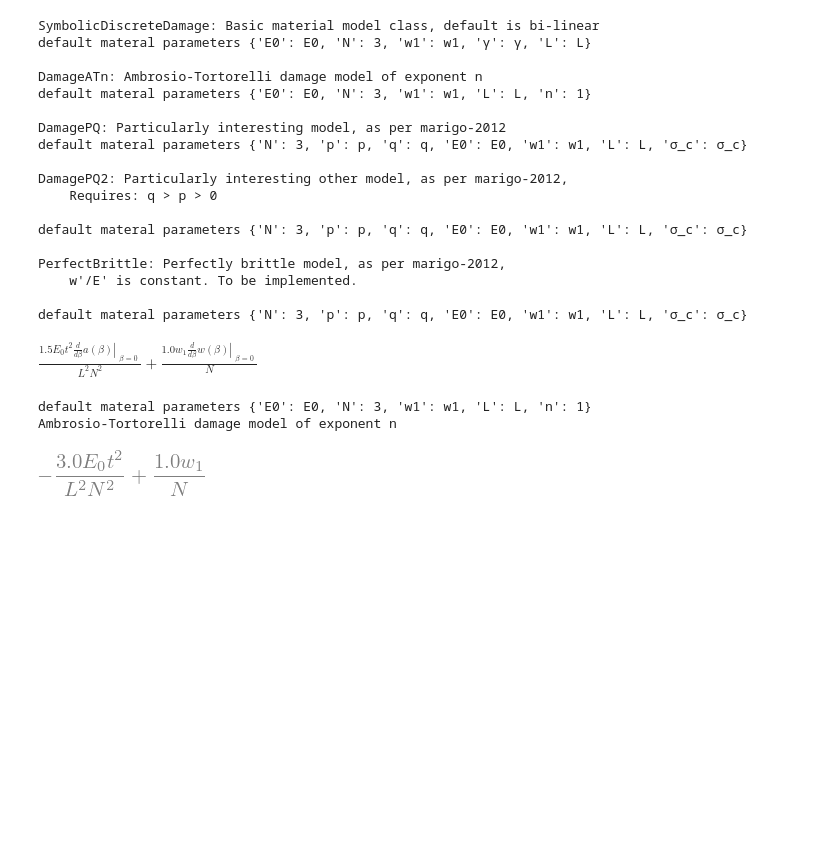
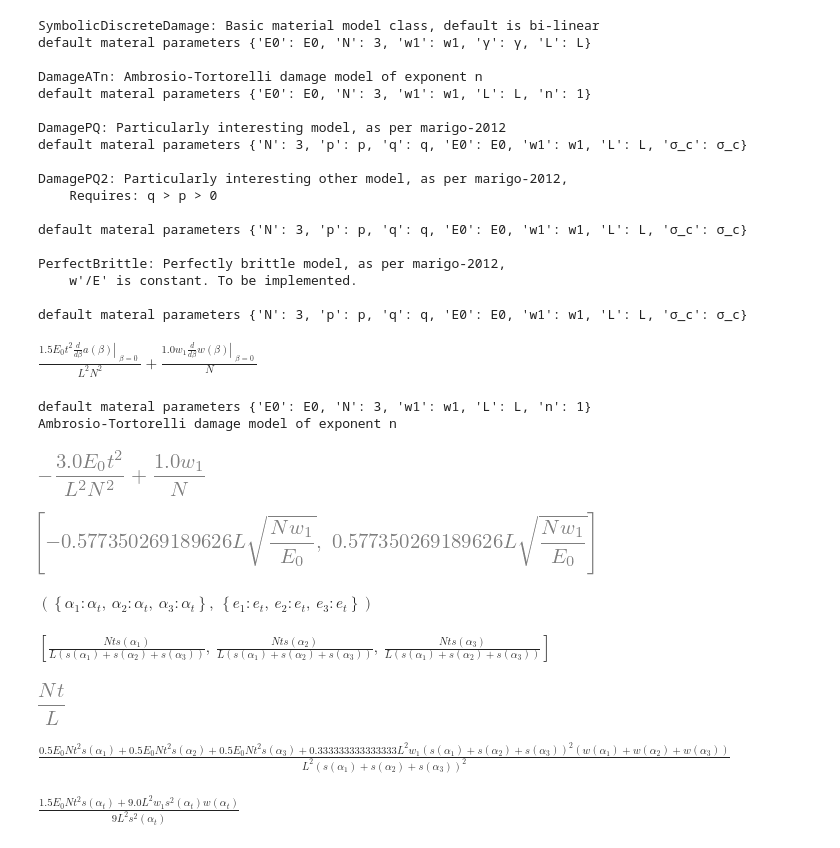
Before and after one commit to kumiori/indiscrete, a Jupyter notebook: playground/discrete-bar-symbolic.ipynb, the cells around one changed output. Cells and saved outputs as stored; diff of their text form; code cells hidden in the pictures; blank space fills up the shorter version.

```diff
--- a/playground/discrete-bar-symbolic.ipynb
+++ b/playground/discrete-bar-symbolic.ipynb
@@ -1960,5 +1960,30 @@ default materal parameters {'E0': E0, 'N': 3, 'w1': w1, 'L': L, 'n': 1}
 Ambrosio-Tortorelli damage model of exponent n
 [figure]
 # %%
-tc, criterion = system.critical_load(_matpar)
+tc, criterion = system.critical_load()
 tc
+# %% [output]
+[figure, added]
+# %%
+system._state_homog_substitutions()
+# %% [output]
+$\displaystyle \left( \left\{ α_{1} : α_{t}, \  α_{2} : α_{t}, \  α_{3} : α_{t}\right\}, \  \left\{ e_{1} : e_{t}, \  e_{2} : e_{t}, \  e_{3} : e_{t}\right\}\right)$
+# %%
+system._equilibrium_e()
+# %% [output]
+$\displaystyle \left[ \frac{N t s{\left(α_{1} \right)}}{L \left(s{\left(α_{1} \right)} + s{\left(α_{2} \right)} + s{\left(α_{3} \right)}\right)}, \  \frac{N t s{\left(α_{2} \right)}}{L \left(s{\left(α_{1} \right)} + s{\left(α_{2} \right)} + s{\left(α_{3} \right)}\right)}, \  \frac{N t s{\left(α_{3} \right)}}{L \left(s{\left(α_{1} \right)} + s{\left(α_{2} \right)} + s{\left(α_{3} \right)}\right)}\right]$
+# %%
+np.sum([e.subs({a: 0 for a in system.state["α"]}) for e in system._equilibrium_e()])
+# %% [output]
+[figure, added]
+# %%
+system.energy_fc_alpha().simplify()
+# %% [output]
+$\displaystyle \frac{0.5 E_{0} N t^{2} s{\left(α_{1} \right)} + 0.5 E_{0} N t^{2} s{\left(α_{2} \right)} + 0.5 E_{0} N t^{2} s{\left(α_{3} \right)} + 0.333333333333333 L^{2} w_{1} \left(s{\left(α_{1} \right)} + s{\left(α_{2} \right)} + s{\left(α_{3} \right)}\right)^{2} \left(w{\left(α_{1} \right)} + w{\left(α_{2} \right)} + w{\left(α_{3} \right)}\right)}{L^{2} \left(s{\left(α_{1} \right)} + s{\left(α_{2} \right)} + s{\left(α_{3} \right)}\right)^{2}}$
+# %%
+subs_homog_α, subs_homog_e = system._state_homog_substitutions()
+subs_homog_α, subs_homog_e
+
+system.energy_fc_alpha().subs(subs_homog_α)
+# %% [output]
+$\displaystyle \frac{1.5 E_{0} N t^{2} s{\left(α_{t} \right)} + 9.0 L^{2} w_{1} s^{2}{\left(α_{t} \right)} w{\left(α_{t} \right)}}{9 L^{2} s^{2}{\left(α_{t} \right)}}$
```
Also changed, not shown: parts of 8 cells of this notebook.
